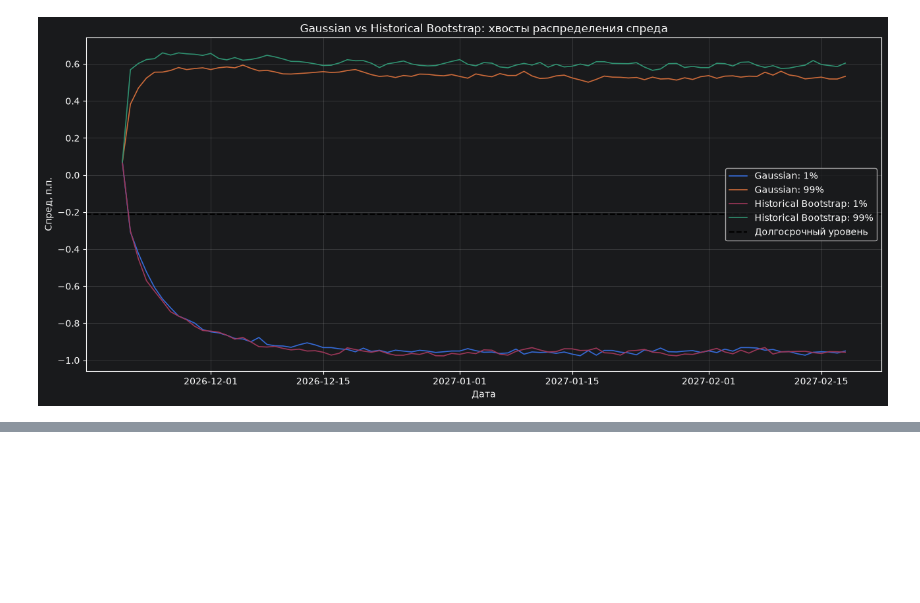
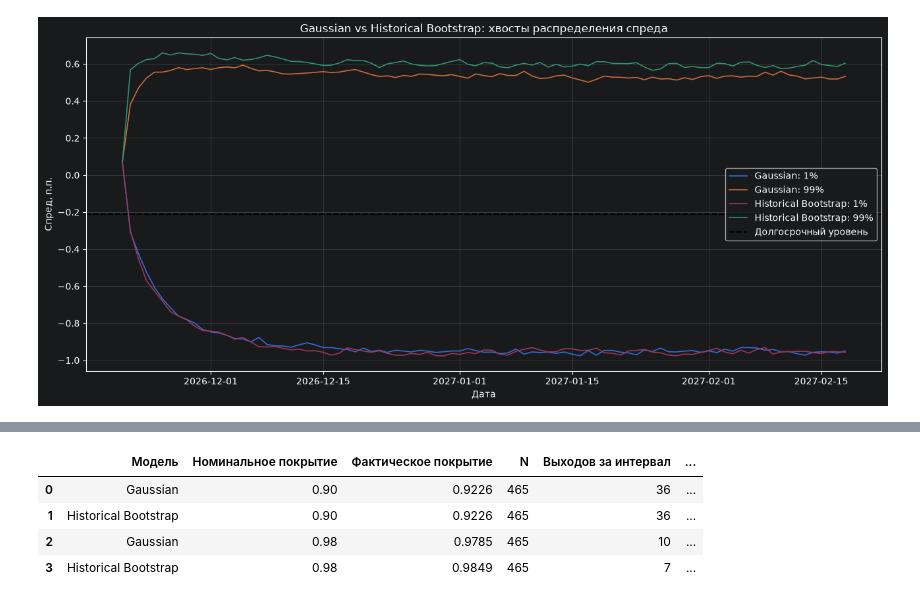
Before and after one commit to blbl-blbl/russian-interest-rate-models, a Jupyter notebook: notebooks/04_vasicek_monte_carlo.ipynb, the cells around one changed output, grey strips where cells are left out. Cells and saved outputs as stored; diff of their text form; code cells hidden in the pictures; blank space fills up the shorter version.

```diff
--- a/notebooks/04_vasicek_monte_carlo.ipynb
+++ b/notebooks/04_vasicek_monte_carlo.ipynb
@@ -412,0 +733,63 @@ plt.show()
+# %%
+sample = df.sort_values("date").copy()
+
+sample["spread_prev"] = sample["spread_pp"].shift()
+sample["dt"] = sample["date"].diff().dt.days / 365
+
+test_oos = sample[
+    sample["date"] >= split_date
+].dropna(subset=["spread_prev", "dt"]).copy()
+
+mu, var = conditional_moments(
+    fit_oos["a"],
+    fit_oos["b"],
+    fit_oos["sigma"],
+    test_oos["spread_prev"].to_numpy() / 100,
+    test_oos["dt"].to_numpy()
+)
+
+mu_pp = mu * 100
+std_pp = np.sqrt(var) * 100
+actual = test_oos["spread_pp"].to_numpy()
+
+results = []
+
+for coverage in [0.90, 0.98]:
+    alpha = 1 - coverage
+
+    quantiles = {
+        "Gaussian": norm.ppf(
+            [alpha / 2, 1 - alpha / 2]
+        ),
+        "Historical Bootstrap": np.quantile(
+            z_train,
+            [alpha / 2, 1 - alpha / 2]
+        ),
+    }
+
+    for name, (q_low, q_high) in quantiles.items():
+        lower = mu_pp + std_pp * q_low
+        upper = mu_pp + std_pp * q_high
+
+        inside = (actual >= lower) & (actual <= upper)
+
+        results.append({
+            "Модель": name,
+            "Номинальное покрытие": coverage,
+            "Фактическое покрытие": inside.mean(),
+            "N": len(actual),
+            "Выходов за интервал": (~inside).sum(),
+            "Средняя ширина, п.п.": (
+                upper - lower
+            ).mean(),
+        })
+
+coverage_df = pd.DataFrame(results)
+
+display(coverage_df.round(4))
+# %% [output]
+|  | Модель | Номинальное покрытие | Фактическое покрытие | N | Выходов за интервал | ... |
+| 0 | Gaussian | 0.90 | 0.9226 | 465 | 36 | ... |
+| 1 | Historical Bootstrap | 0.90 | 0.9226 | 465 | 36 | ... |
+| 2 | Gaussian | 0.98 | 0.9785 | 465 | 10 | ... |
+| 3 | Historical Bootstrap | 0.98 | 0.9849 | 465 | 7 | ... |
```
Also changed, not shown: parts of 6 cells of this notebook.
